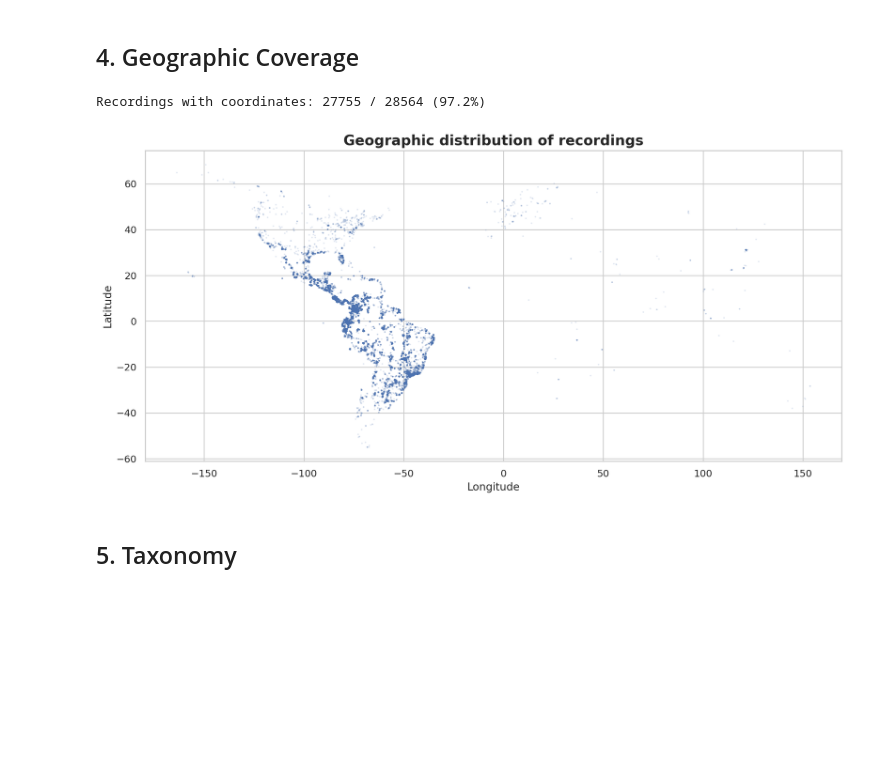
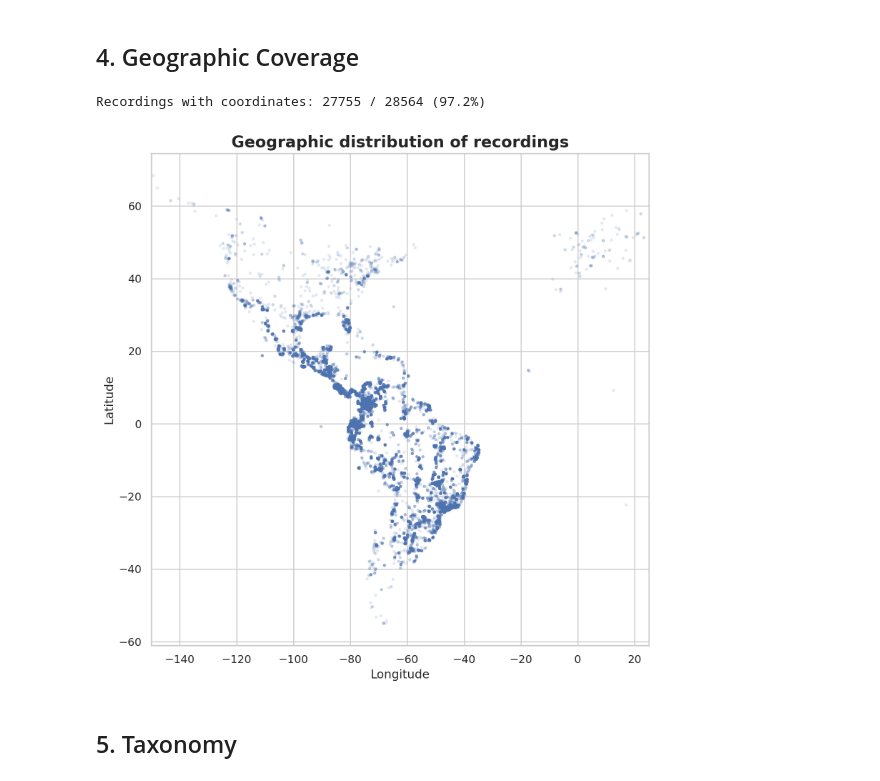
Before and after one commit to dsgt-arc/birdclef-2026, a Jupyter notebook: user/murilo/experiments/005-pretrained-finetune/notebooks/eda_birdclef2025.ipynb, the cells around one changed output. Drawn from its saved outputs; the diff is of its cells as text; code cells hidden in the pictures; blank space fills up the shorter version.

```diff
--- a/user/murilo/experiments/005-pretrained-finetune/notebooks/eda_birdclef2025.ipynb
+++ b/user/murilo/experiments/005-pretrained-finetune/notebooks/eda_birdclef2025.ipynb
@@ -189,25 +189,26 @@ Duration — min: 1.2s, median: 30.0s, max: 382.3s, mean: 58.9s
 # %%
 lat_col = "latitude" if "latitude" in meta.columns else None
 lon_col = "longitude" if "longitude" in meta.columns else None
 
 if lat_col and lon_col:
     valid_coords = meta.dropna(subset=[lat_col, lon_col])
     print(
         f"Recordings with coordinates: {len(valid_coords)} / {len(meta)} ({len(valid_coords) / len(meta) * 100:.1f}%)"
     )
 
-    fig, ax = plt.subplots(figsize=(12, 6), dpi=200)
-    ax.scatter(valid_coords[lon_col], valid_coords[lat_col], alpha=0.1, s=1)
+    fig, ax = plt.subplots(figsize=(8, 8), dpi=200)
+    ax.scatter(valid_coords[lon_col], valid_coords[lat_col], alpha=0.1, s=5)
+    ax.set_xlim(-150, 25)
     ax.set_xlabel("Longitude")
     ax.set_ylabel("Latitude")
     ax.set_title("Geographic distribution of recordings", weight="bold", fontsize=16)
     plt.tight_layout()
     plt.show()
 else:
     print("No latitude/longitude columns found in metadata.")
 # %% [output]
 Recordings with coordinates: 27755 / 28564 (97.2%)
-[figure, old version]
+[figure, new version]
 # %% [markdown]
 ## 5. Taxonomy
 # %%
```
